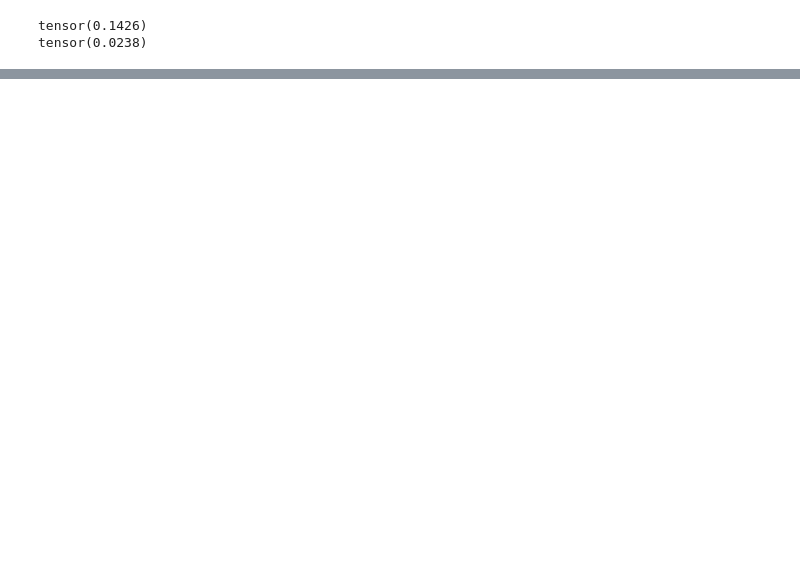
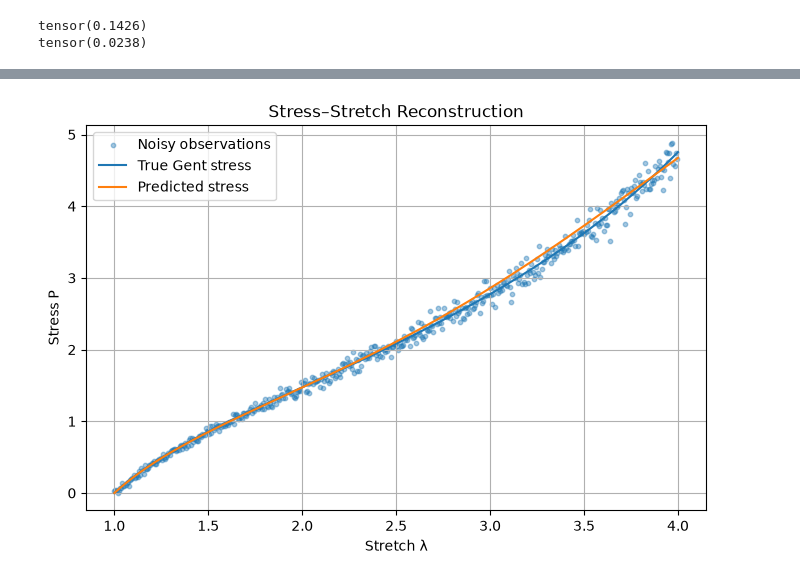
Before and after one commit to soham-jadiye/hyperelastic_constitutive_learning, a Jupyter notebook: 01_gents_uniaxial_potential/01.1_extreme_sparsification.ipynb, the cells around one changed output, grey strips where cells are left out. Drawn from its saved outputs; the diff is of its cells as text; code cells hidden in the pictures; blank space fills up the shorter version.

```diff
--- a/01_gents_uniaxial_potential/01.1_extreme_sparsification.ipynb
+++ b/01_gents_uniaxial_potential/01.1_extreme_sparsification.ipynb
@@ -479,0 +575,13 @@ plt.show()
+# %%
+model_part1 = NeuralNetwork(m=32)
+
+epoch_history, loss_history, active_history = Backpropagation_part1(
+    model_part1,
+    x,
+    conditional_noise_variance,
+    gamma=-0.1,
+    zeta=1.1,
+    beta=2/3,
+    learning_rate=0.01,
+    num_epochs=10000
+)
@@ -479,0 +606,50 @@ plt.show()
+# %%
+lamda_plot = torch.linspace(1.0, 4.0, 500)
+
+P_true_plot = gent_stress_function(
+    lamda_plot,
+    mu,
+    jm
+)
+
+P_pred_plot = predict_stress(
+    model_part1,
+    lamda_plot,
+    num_samples=50
+)
+
+lamda_train = x[:, 0]
+Y_train = x[:, 2]
+
+
+plt.figure(figsize=(8, 5))
+
+plt.scatter(
+    lamda_train[::100],
+    Y_train[::100],
+    s=10,
+    alpha=0.4,
+    label="Noisy observations"
+)
+
+plt.plot(
+    lamda_plot,
+    P_true_plot,
+    label="True Gent stress"
+)
+
+plt.plot(
+    lamda_plot,
+    P_pred_plot,
+    label="Predicted stress"
+)
+
+plt.xlabel("Stretch λ")
+plt.ylabel("Stress P")
+plt.title("Stress–Stretch Reconstruction")
+plt.legend()
+plt.grid()
+
+plt.show()
+# %% [output]
+[figure, added]
```
Also changed, not shown: parts of 23 cells of this notebook, 3 other files.
